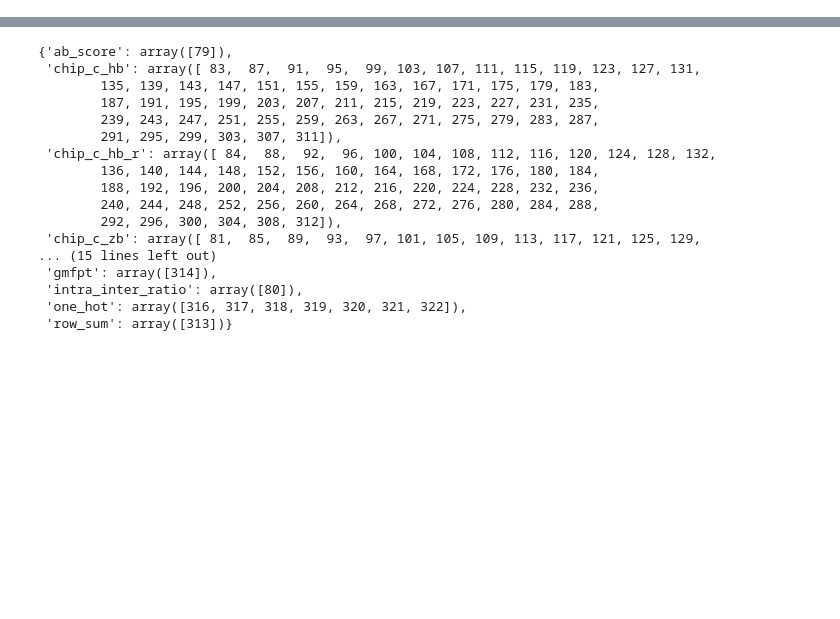
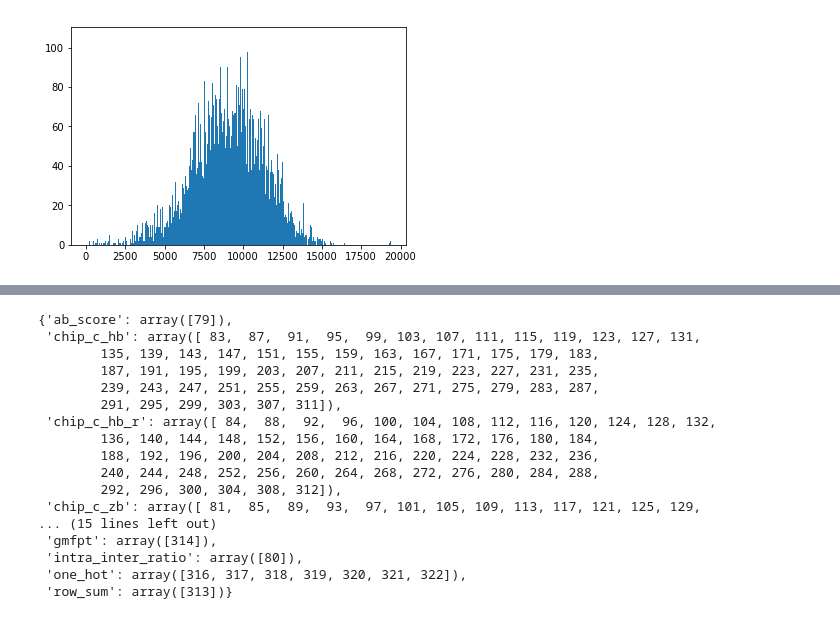
Before and after one commit to tiavlovskiegor24/CRG, a Jupyter notebook: HIV expression.ipynb, the cells around one changed output, grey strips where cells are left out. Cells and saved outputs as stored; diff of their text form; code cells hidden in the pictures; blank space fills up the shorter version.

```diff
--- a/HIV expression.ipynb
+++ b/HIV expression.ipynb
@@ -26,0 +46,9 @@ Spliting into train and test and saving the datasets
+# %%
+array = array[np.isfinite(array)]
+# %%
+import matplotlib.pyplot as plt
+
+plt.hist(array,bins = 500)
+plt.show()
+# %% [output]
+[figure, added]
```
Also changed, not shown: parts of 15 cells of this notebook, 1 other file.
